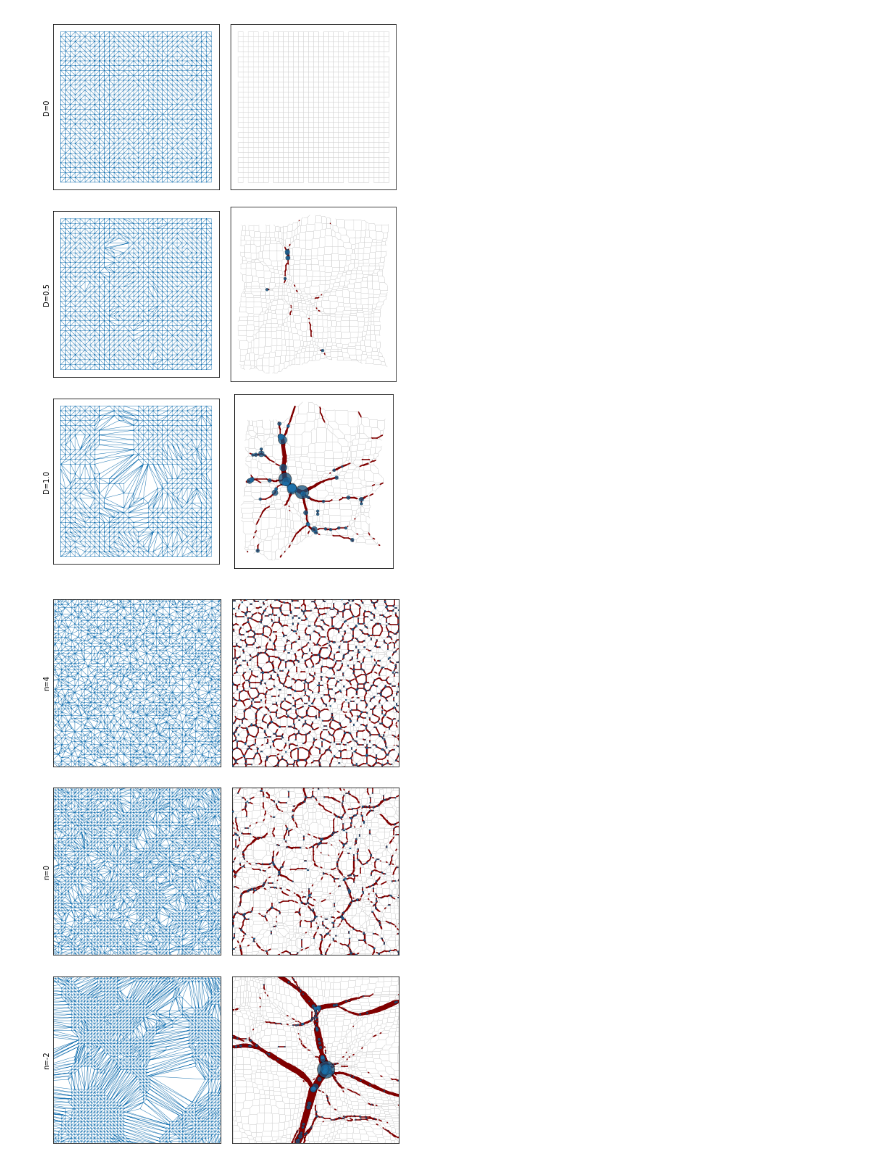
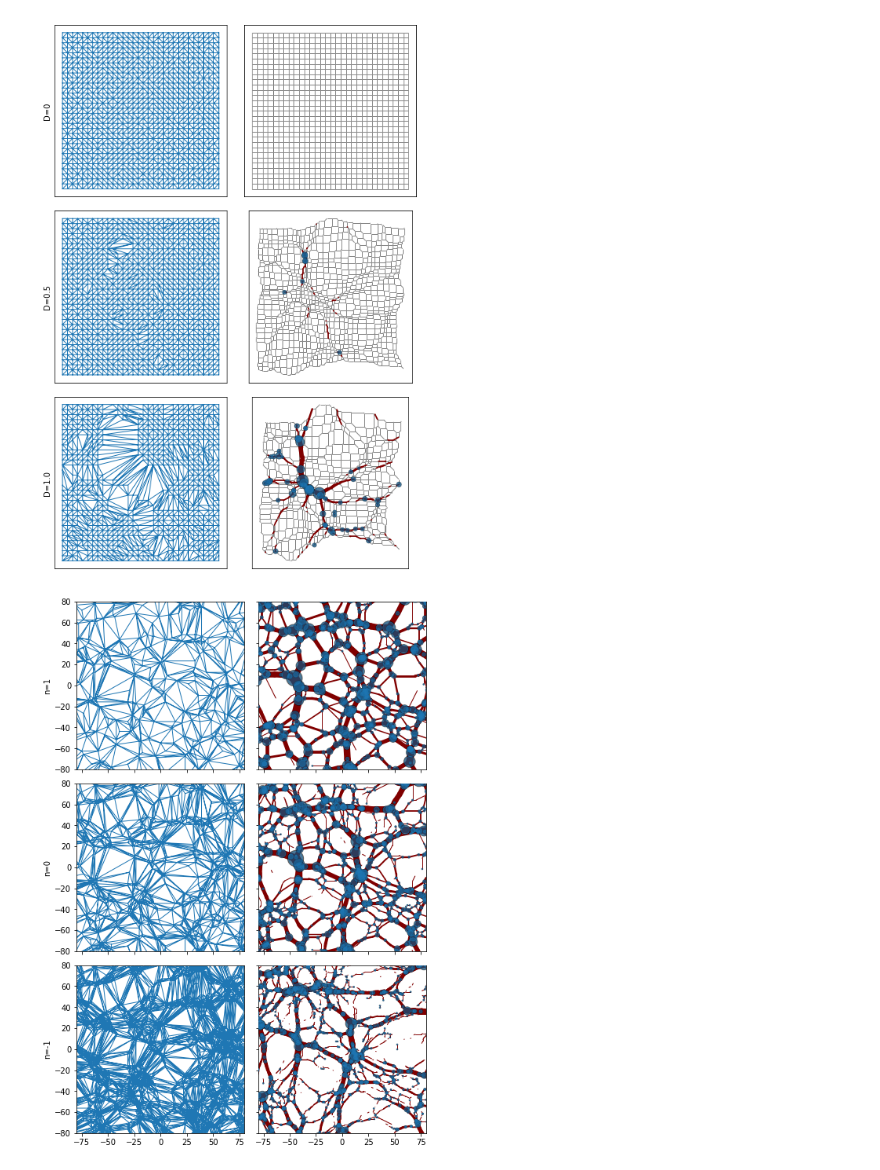
Before and after one commit to jhidding/adhesion-example, a Jupyter notebook: notebook/Time evolution.ipynb, the cells around one changed output. Saved outputs shown, nothing was run; the diff lists cells and outputs as text; code cells hidden in the pictures.

Commit message:
add some more arguments to plot_voronoi

```diff
--- a/notebook/Time evolution.ipynb
+++ b/notebook/Time evolution.ipynb
@@ -41,32 +41,31 @@ plt.show()
 # %%
 xlim = None #[0, 15]
 ylim = None #[-10, 5]
 
 box = cft.Box(dim=2, N=32, L=25.)
 P = cft.Power_law(n=-0.75) * cft.Scale(box, 0.5)
 delta_0 = cft.garfield(B=box, P=P, seed=44)
 delta_0 /= delta_0.std()
 pot_0 = np.fft.ifftn(np.fft.fftn(delta_0) * cft.Potential()(box.K)).real
 
-plt.rcParams['figure.figsize'] = (7, 11)
+plt.rcParams['figure.figsize'] = (7, 10)
 fig, axes = plt.subplots(3, 2) # , sharex=True, sharey=True)
 for ax in axes.flat:
     ax.get_xaxis().set_ticks([])
     ax.get_yaxis().set_ticks([])
 ch, selection, valid = get_convex_hull(box, pot_0, 0.0001)
 plot_regular_triangulation(ch, selection, xlim, ylim, ax=axes[0,0])
-plot_power_diagram(box, ch, valid, xlim, ylim, ax=axes[0,1], point_scale=20)
+plot_power_diagram(box, ch, selection, xlim, ylim, ax=axes[0,1], point_scale=20)
 ch, selection, valid = get_convex_hull(box, pot_0, 0.75)
 plot_regular_triangulation(ch, selection, xlim, ylim, ax=axes[1,0])
-plot_power_diagram(box, ch, valid, xlim, ylim, ax=axes[1,1], point_scale=20)
+plot_power_diagram(box, ch, selection, xlim, ylim, ax=axes[1,1], point_scale=20)
 ch, selection, valid = get_convex_hull(box, pot_0, 1.5)
 plot_regular_triangulation(ch, selection, xlim, ylim, ax=axes[2,0])
-plot_power_diagram(box, ch, valid, xlim, ylim, ax=axes[2,1], point_scale=20)
+plot_power_diagram(box, ch, selection, xlim, ylim, ax=axes[2,1], point_scale=20)
 fig.tight_layout()
 axes[0,0].set_ylabel('D=0')
 axes[1,0].set_ylabel('D=0.5')
 axes[2,0].set_ylabel('D=1.0')
-# plt.savefig('time-evolution.pdf', bbox_inches='tight')
 plt.show()
 # %% [output]
-[figure, old version]
+[figure, new version]
@@ -73,45 +74,49 @@ plt.show()
 # %%
-xlim = [-20, 20]
-ylim = [-20, 20]
+from numpy import fft
 
-box = cft.Box(dim=2, N=128, L=100.)
+xlim = [-80, 80]
+ylim = [-80, 80]
+
+box = cft.Box(dim=2, N=128, L=200.)
 seed = 43
 
-plt.rcParams['figure.figsize'] = (7, 11)
-fig, axes = plt.subplots(3, 2, sharex=True, sharey=True)
-for ax in axes.flat:
-    ax.get_xaxis().set_ticks([])
-    ax.get_yaxis().set_ticks([])
+fig, axes = plt.subplots(3, 2, sharex=True, sharey=True, figsize=(7,10))
+#for ax in axes.flat:
+#    ax.get_xaxis().set_ticks([])
+#    ax.get_yaxis().set_ticks([])
+def sigma_8(box, delta_0):
+    f = fft.ifftn(fft.fftn(delta_0) * cft.Scale(box, 8.0)(box.K)).real
+    return f.std()
 
-P = cft.Power_law(n=4) # * cft.Scale(box, 1.0)
+P = cft.Power_law(n=1) # * cft.Scale(box, 1.0)
 delta_0 = cft.garfield(B=box, P=P, seed=seed)
-delta_0 /= delta_0.std()
+delta_0 /= sigma_8(box, delta_0)
 pot_0 = np.fft.ifftn(np.fft.fftn(delta_0) * cft.Potential()(box.K)).real
-ch, selection, valid = get_convex_hull(box, pot_0, 5.0)
+ch, selection, valid = get_convex_hull(box, pot_0, 0.7)
 plot_regular_triangulation(ch, selection, xlim, ylim, ax=axes[0,0])
-plot_power_diagram(box, ch, valid, xlim, ylim, ax=axes[0,1], point_scale=2)
+plot_power_diagram(box, ch, valid, xlim, ylim, ax=axes[0,1], point_scale=2, line_scale=0.3, plot_grid=False)
 
 P = cft.Power_law(n=0) # * cft.Scale(box, 1.0)
 delta_0 = cft.garfield(B=box, P=P, seed=seed)
-delta_0 /= delta_0.std()
+delta_0 /= sigma_8(box, delta_0)
 pot_0 = np.fft.ifftn(np.fft.fftn(delta_0) * cft.Potential()(box.K)).real
-ch, selection, valid = get_convex_hull(box, pot_0, 2.0)
+ch, selection, valid = get_convex_hull(box, pot_0, 0.7)
 plot_regular_triangulation(ch, selection, xlim, ylim, ax=axes[1,0])
-plot_power_diagram(box, ch, valid, xlim, ylim, ax=axes[1,1], point_scale=2)
+plot_power_diagram(box, ch, valid, xlim, ylim, ax=axes[1,1], point_scale=2, line_scale=0.3, plot_grid=False)
 
-P = cft.Power_law(n=-2) # * cft.Scale(box, 1.0)
+P = cft.Power_law(n=-1) # * cft.Scale(box, 1.0)
 delta_0 = cft.garfield(B=box, P=P, seed=seed)
-delta_0 /= delta_0.std()
+delta_0 /= sigma_8(box, delta_0)
 pot_0 = np.fft.ifftn(np.fft.fftn(delta_0) * cft.Potential()(box.K)).real
-ch, selection, valid = get_convex_hull(box, pot_0, 1.5)
+ch, selection, valid = get_convex_hull(box, pot_0, 0.7)
 plot_regular_triangulation(ch, selection, xlim, ylim, ax=axes[2,0])
-plot_power_diagram(box, ch, valid, xlim, ylim, ax=axes[2,1], point_scale=2)
+plot_power_diagram(box, ch, valid, xlim, ylim, ax=axes[2,1], point_scale=2, line_scale=0.3, plot_grid=False)
 fig.tight_layout()
-axes[0,0].set_ylabel('n=4')
+axes[0,0].set_ylabel('n=1')
 axes[1,0].set_ylabel('n=0')
-axes[2,0].set_ylabel('n=-2')
+axes[2,0].set_ylabel('n=-1')
 
 # plt.savefig('ps-index-evolution.pdf', bbox_inches='tight')
 plt.show()
 # %% [output]
-[figure, old version]
+[figure, new version]
```
Also changed, not shown: parts of 4 cells of this notebook, 1 other file.
